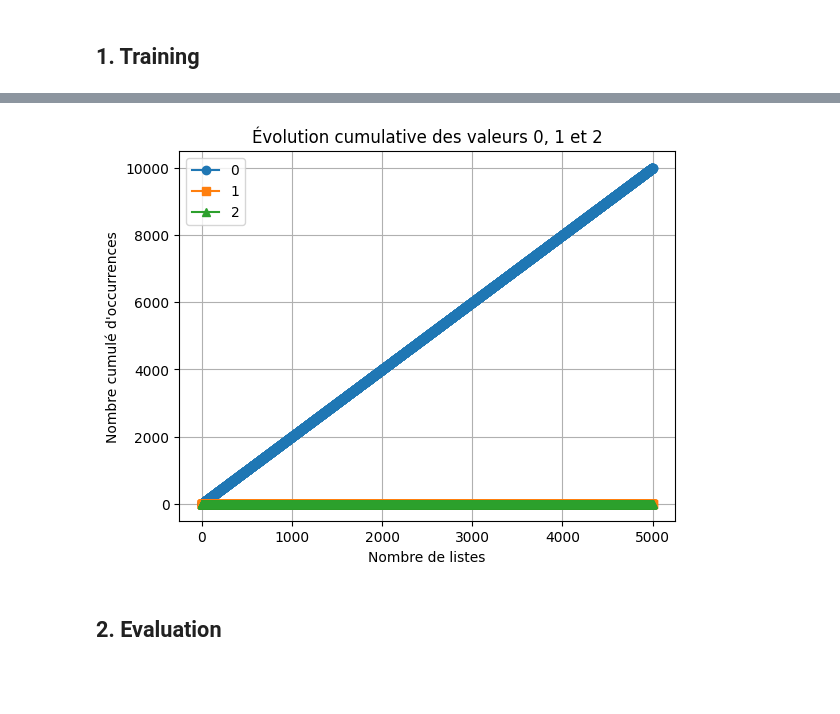
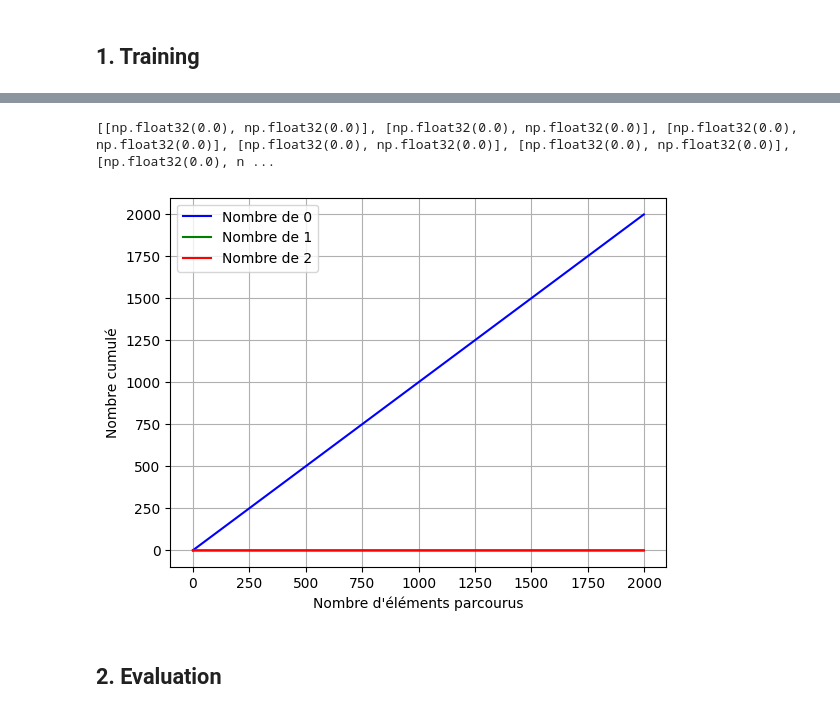
Before and after one commit to baptxste/AIRBUS_hackathon, a Jupyter notebook: hackathon_toolkit/teamname_hackathon.ipynb, the cells around one changed output, grey strips where cells are left out. Cells and saved outputs as stored; diff of their text form; code cells hidden in the pictures; blank space fills up the shorter version.

```diff
--- a/hackathon_toolkit/teamname_hackathon.ipynb
+++ b/hackathon_toolkit/teamname_hackathon.ipynb
@@ -45,32 +48,39 @@ NameError: name 'simulate' is not defined
+# %%
+print( all_results)
+# %% [output]
+[[np.float32(0.0), np.float32(0.0)], [np.float32(0.0), np.float32(0.0)], [np.float32(0.0), np.float32(0.0)], [np.float32(0.0), np.float32(0.0)], [np.float32(0.0), np.float32(0.0)], [np.float32(0.0), n ...
 # %%
 import matplotlib.pyplot as plt
 import numpy as np
 
 def plot_cumulative_counts(data):
-    counts = np.zeros((len(data), 3))  # Stocke le cumul pour [0, 1, 2]
 
-    # Calculer les comptes cumulés
-    for i, lst in enumerate(data):
-        if i == 0:
-            counts[i] = np.bincount(lst, minlength=3)
-        else:
-            counts[i] = counts[i - 1] + np.bincount(lst, minlength=3)
+    arr = np.array(data, dtype=int)
 
-    # Affichage du graphique
-    plt.plot(range(1, len(data) + 1), counts[:, 0], label='0', marker='o', linestyle='-')
-    plt.plot(range(1, len(data) + 1), counts[:, 1], label='1', marker='s', linestyle='-')
-    plt.plot(range(1, len(data) + 1), counts[:, 2], label='2', marker='^', linestyle='-')
+    # Transformer en une liste plate
+    flattened = arr.flatten()
 
-    plt.xlabel("Nombre de listes")
-    plt.ylabel("Nombre cumulé d'occurrences")
+    # Suivi du nombre cumulé des 0, 1 et 2
+    count_0 = np.cumsum(flattened == 0)
+    count_1 = np.cumsum(flattened == 1)
+    count_2 = np.cumsum(flattened == 2)
+
+    # Indices de progression
+    steps = np.arange(1, len(flattened) + 1)
+
+    # Affichage de l'évolution
+    plt.plot(steps, count_0, label="Nombre de 0", color="blue")
+    plt.plot(steps, count_1, label="Nombre de 1", color="green")
+    plt.plot(steps, count_2, label="Nombre de 2", color="red")
+    plt.xlabel("Nombre d'éléments parcourus")
+    plt.ylabel("Nombre cumulé")
     plt.legend()
-    plt.title("Évolution cumulative des valeurs 0, 1 et 2")
-    plt.grid(True)
+    plt.grid()
     plt.show()
 
 plot_cumulative_counts(all_results)
 # %% [output]
-[figure, old version]
+[figure, new version]
 # %% [markdown]
 ## 2. Evaluation
 # %%
```
Also changed, not shown: parts of 5 cells of this notebook, 5 other files.
